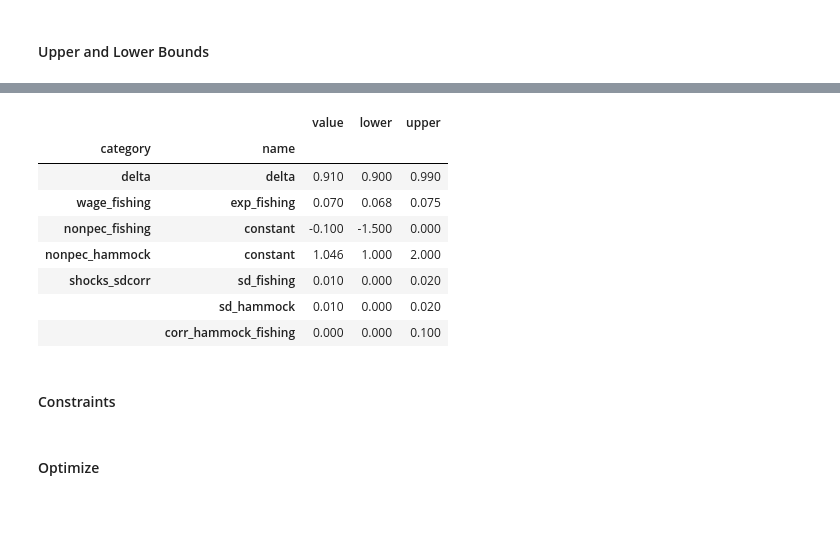
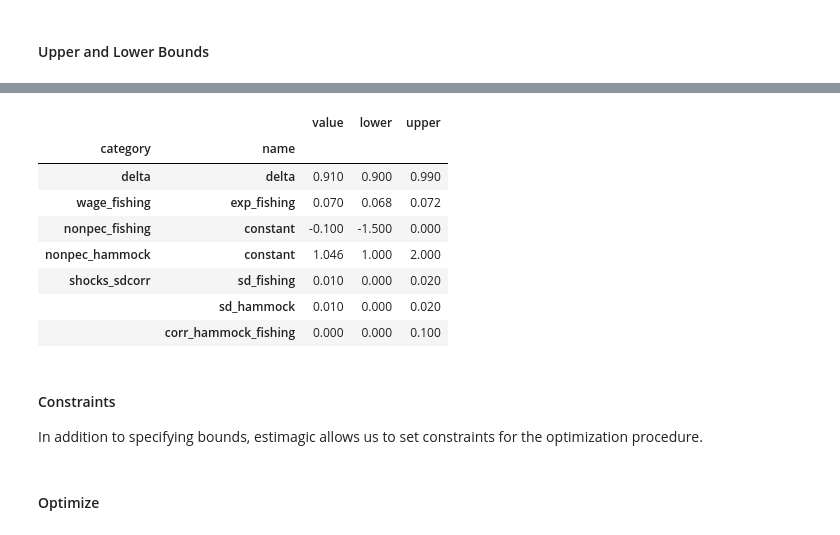
Before and after one commit to OpenSourceEconomics/ekw-lectures, a Jupyter notebook: lectures/99_simulated_method_of_moments/notebook.ipynb, the cells around one changed output, grey strips where cells are left out. Cells and saved outputs as stored; diff of their text form; code cells hidden in the pictures.

```diff
--- a/lectures/99_simulated_method_of_moments/notebook.ipynb
+++ b/lectures/99_simulated_method_of_moments/notebook.ipynb
@@ -256,20 +201,21 @@ rslt[0]
 # %%
 # Lower and upper bound for parameters
 params_cand['lower'] = [0.9, 0.068, -1.5, 1, 0, 0, 0]
-params_cand['upper'] = [0.99, 0.075, 0, 2, 0.02, 0.02, 0.1]
+params_cand['upper'] = [0.99, 0.072, 0, 2, 0.02, 0.02, 0.1]
 params_cand
 # %% [output]
 |  |  | value | lower | upper |
 | category | name |  |  |  |
 | delta | delta | 0.910 | 0.900 | 0.990 |
-| wage_fishing | exp_fishing | 0.070 | 0.068 | 0.075 |
+| wage_fishing | exp_fishing | 0.070 | 0.068 | 0.072 |
 | nonpec_fishing | constant | -0.100 | -1.500 | 0.000 |
 | nonpec_hammock | constant | 1.046 | 1.000 | 2.000 |
 | shocks_sdcorr | sd_fishing | 0.010 | 0.000 | 0.020 |
 |  | sd_hammock | 0.010 | 0.000 | 0.020 |
 |  | corr_hammock_fishing | 0.000 | 0.000 | 0.100 |
-# %% [markdown]
-#### Constraints
+# %% [markdown]
+#### Constraints
+In addition to specifying bounds, estimagic allows us to set constraints for the optimization procedure.
 # %%
 # Hold all values except the changed parameter fixed
 constr = [
```
Also changed, not shown: parts of 32 cells of this notebook, 1 other file.
